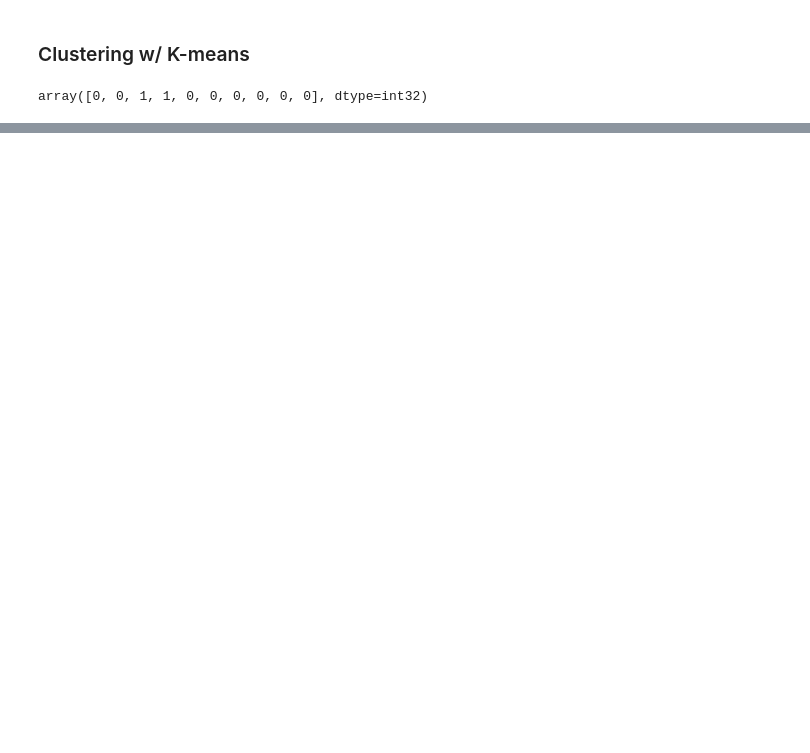
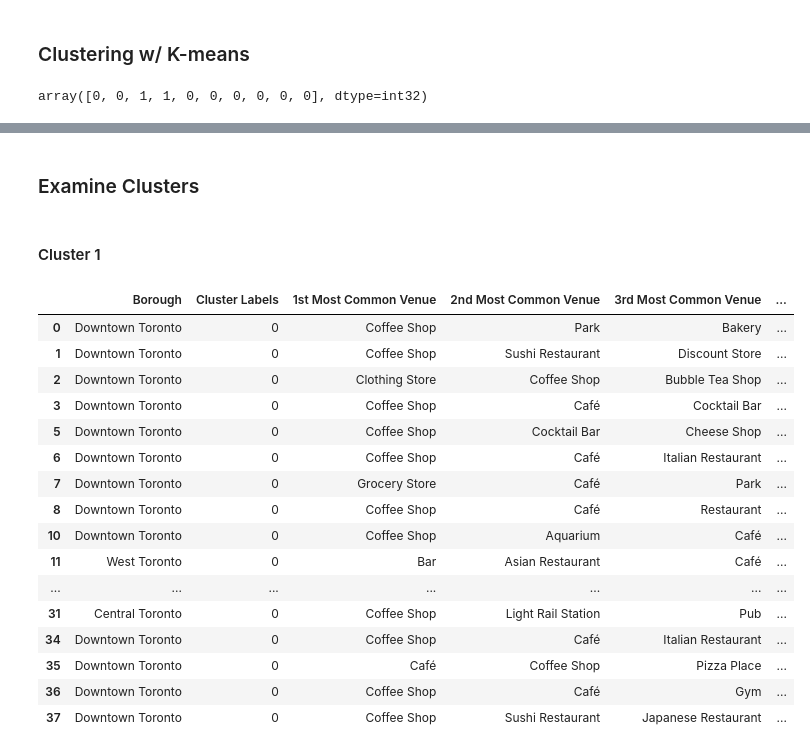
Before and after one commit to geekmdtravis/ibm-professional-data-science-certification, a Jupyter notebook: capstone-project/week3/Week3_Project.ipynb, the cells around one changed output, grey strips where cells are left out. Drawn from its saved outputs; the diff is of its cells as text; code cells hidden in the pictures; blank space fills up the shorter version.

```diff
--- a/capstone-project/week3/Week3_Project.ipynb
+++ b/capstone-project/week3/Week3_Project.ipynb
@@ -170,7 +172,7 @@ def get_category_type(row):
 
 radius=500
 limit=100
-url=f'https://api.foursquare.com/v2/venues/search?v={VERSION}&client_id={CLIENT_ID}&client_secret={CLIENT_SECRET}&ll={center_coords[0]},{center_coords[1]}&radius={radius}&limit={limit}'
+url=f'https://api.foursquare.com/v2/venues/search?v={VERSION}&client_id={CLIENT_ID}&client_secret={CLIENT_SECRET}&ll={starting_coords.latitude},{starting_coords.longitude}&radius={radius}&limit={limit}'
 
 results = requests.get(url).json()
 venues = results['response']['venues']
@@ -397,3 +404,13 @@ kmeans = KMeans(n_clusters=kclusters, random_state=0).fit(df_toronto_grouped_clu
 kmeans.labels_[0:10]
 # %% [output]
 array([0, 0, 1, 1, 0, 0, 0, 0, 0, 0], dtype=int32)
+# %%
+# add clustering labels
+neighborhoods_venues_sorted.insert(0, 'Cluster Labels', kmeans.labels_)
+
+toronto_merged = df_toronto
+
+# merge toronto_grouped with toronto_data to add latitude/longitude for each neighborhood
+toronto_merged = toronto_merged.join(neighborhoods_venues_sorted.set_index('Neighborhood'), on='Neighborhood')
+
+toronto_merged.head() # check the last columns!
@@ -399,0 +450,24 @@ array([0, 0, 1, 1, 0, 0, 0, 0, 0, 0], dtype=int32)
+# %% [markdown]
+### Examine Clusters
+# %% [markdown]
+#### Cluster 1
+# %%
+toronto_merged.loc[toronto_merged['Cluster Labels'] == 0, toronto_merged.columns[[1] + list(range(5, toronto_merged.shape[1]))]]
+# %% [output]
+|  | Borough | Cluster Labels | 1st Most Common Venue | 2nd Most Common Venue | 3rd Most Common Venue | ... |
+| 0 | Downtown Toronto | 0 | Coffee Shop | Park | Bakery | ... |
+| 1 | Downtown Toronto | 0 | Coffee Shop | Sushi Restaurant | Discount Store | ... |
+| 2 | Downtown Toronto | 0 | Clothing Store | Coffee Shop | Bubble Tea Shop | ... |
+| 3 | Downtown Toronto | 0 | Coffee Shop | Café | Cocktail Bar | ... |
+| 5 | Downtown Toronto | 0 | Coffee Shop | Cocktail Bar | Cheese Shop | ... |
+| 6 | Downtown Toronto | 0 | Coffee Shop | Café | Italian Restaurant | ... |
+| 7 | Downtown Toronto | 0 | Grocery Store | Café | Park | ... |
+| 8 | Downtown Toronto | 0 | Coffee Shop | Café | Restaurant | ... |
+| 10 | Downtown Toronto | 0 | Coffee Shop | Aquarium | Café | ... |
+| 11 | West Toronto | 0 | Bar | Asian Restaurant | Café | ... |
+| ... | ... | ... | ... | ... | ... | ... |
+| 31 | Central Toronto | 0 | Coffee Shop | Light Rail Station | Pub | ... |
+| 34 | Downtown Toronto | 0 | Coffee Shop | Café | Italian Restaurant | ... |
+| 35 | Downtown Toronto | 0 | Café | Coffee Shop | Pizza Place | ... |
+| 36 | Downtown Toronto | 0 | Coffee Shop | Café | Gym | ... |
+| 37 | Downtown Toronto | 0 | Coffee Shop | Sushi Restaurant | Japanese Restaurant | ... |
```
Also changed, not shown: parts of 13 cells of this notebook.
